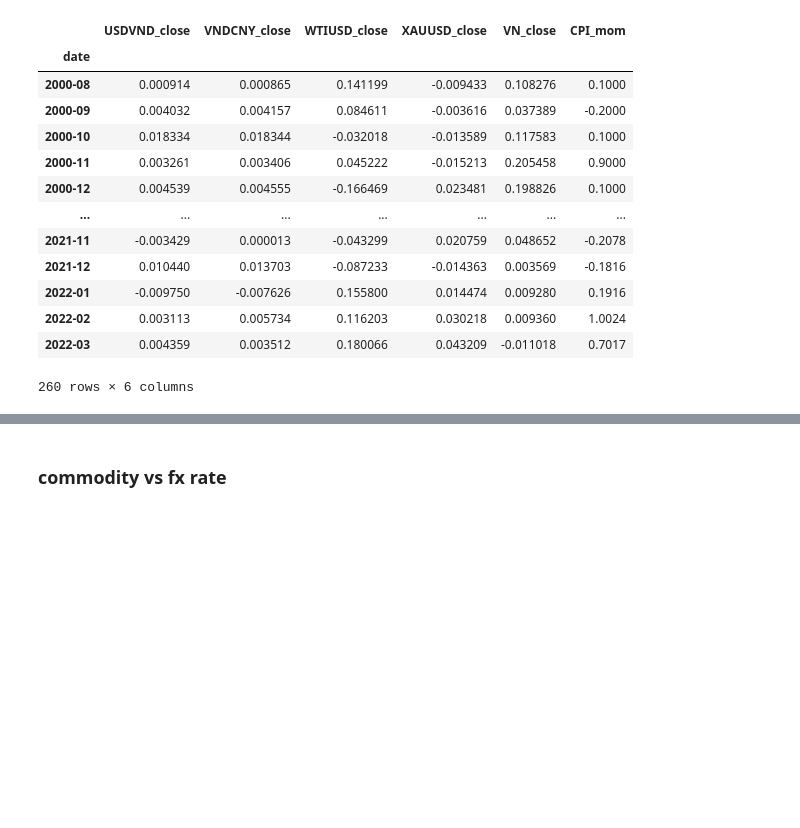
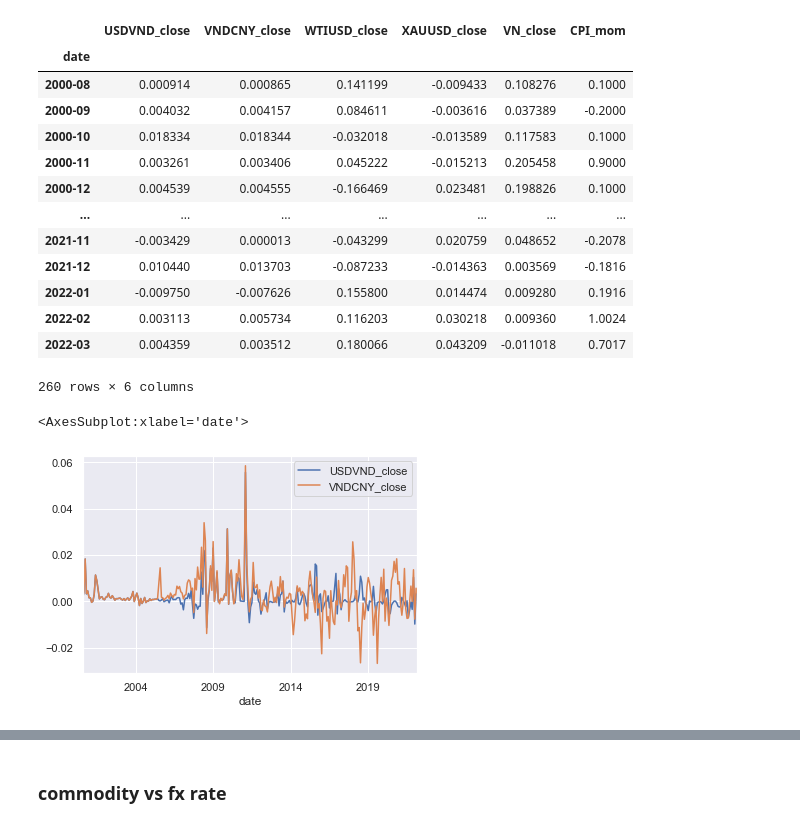
Before and after one commit to johnnyb1509/MFE_G6_CapStone, a Jupyter notebook: main_work.ipynb, the cells around one changed output, grey strips where cells are left out. Drawn from its saved outputs; the diff is of its cells as text; code cells hidden in the pictures; blank space fills up the shorter version.

```diff
--- a/main_work.ipynb
+++ b/main_work.ipynb
@@ -81,6 +81,11 @@ data_monthly_pctChange
 | 2022-02 | 0.003113 | 0.005734 | 0.116203 | 0.030218 | 0.009360 | 1.0024 |
 | 2022-03 | 0.004359 | 0.003512 | 0.180066 | 0.043209 | -0.011018 | 0.7017 |
 260 rows × 6 columns
+# %%
+data_monthly_pctChange[['USDVND_close','VNDCNY_close']].plot()
+# %% [output]
+<AxesSubplot:xlabel='date'>
+[figure, added]
 # %%
 sns.pairplot(data_monthly_pctChange);
 # %% [output]
```
Also changed, not shown: parts of 53 cells of this notebook, 5 other files.
